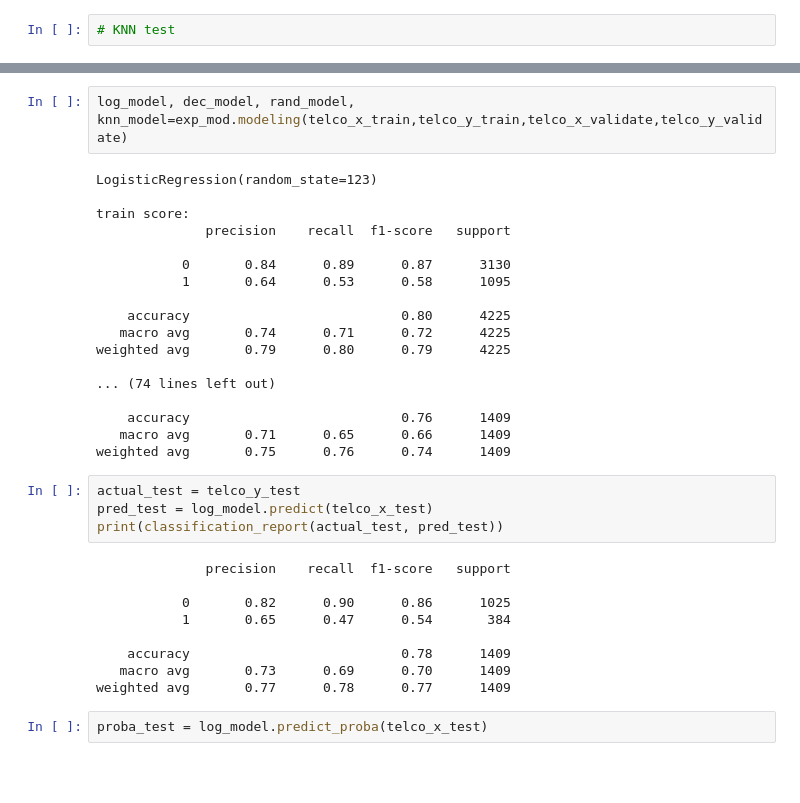
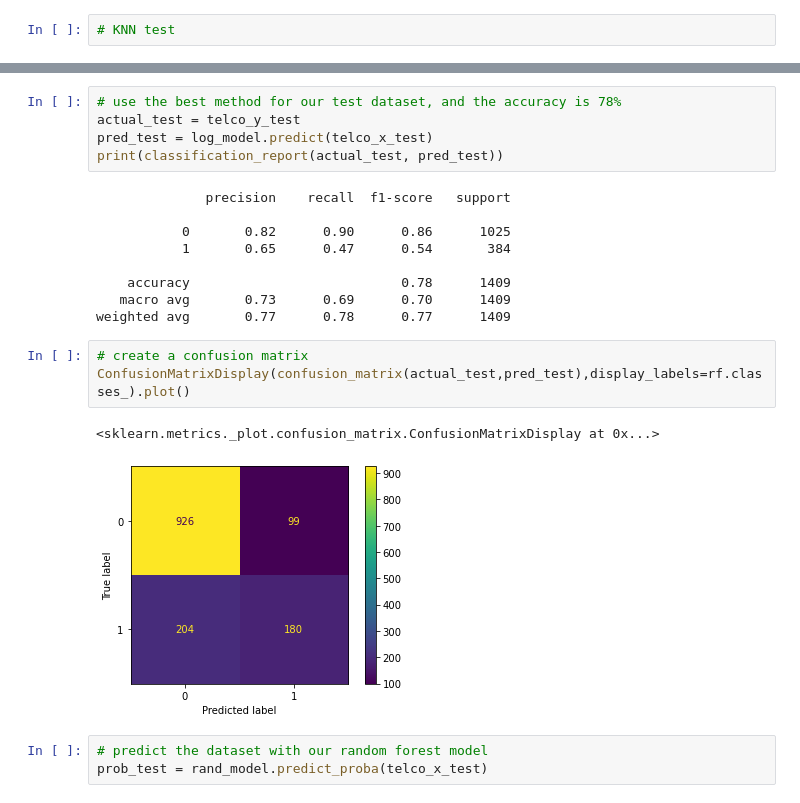
Before and after one commit to QinzhiChen/Classification-Project, a Jupyter notebook: Final_Report.ipynb, the cells around one changed output, grey strips where cells are left out. Cells and saved outputs as stored; diff of their text form; blank space fills up the shorter version.

```diff
--- a/Final_Report.ipynb
+++ b/Final_Report.ipynb
@@ -660,24 +750,5 @@ weighted avg       0.75      0.76      0.74      1409
-# %%
-log_model, dec_model, rand_model, knn_model=exp_mod.modeling(telco_x_train,telco_y_train,telco_x_validate,telco_y_validate)
-# %% [output]
-LogisticRegression(random_state=123)
-
-train score:
-              precision    recall  f1-score   support
-
-           0       0.84      0.89      0.87      3130
-           1       0.64      0.53      0.58      1095
-
-    accuracy                           0.80      4225
-   macro avg       0.74      0.71      0.72      4225
-weighted avg       0.79      0.80      0.79      4225
-
-... (74 lines left out)
-
-    accuracy                           0.76      1409
-   macro avg       0.71      0.65      0.66      1409
-weighted avg       0.75      0.76      0.74      1409
 # %%
+# use the best method for our test dataset, and the accuracy is 78%
 actual_test = telco_y_test
 pred_test = log_model.predict(telco_x_test)
 print(classification_report(actual_test, pred_test))
@@ -690,6 +761,13 @@ print(classification_report(actual_test, pred_test))
     accuracy                           0.78      1409
    macro avg       0.73      0.69      0.70      1409
 weighted avg       0.77      0.78      0.77      1409
+# %%
+# create a confusion matrix
+ConfusionMatrixDisplay(confusion_matrix(actual_test,pred_test),display_labels=rf.classes_).plot()
+# %% [output]
+<sklearn.metrics._plot.confusion_matrix.ConfusionMatrixDisplay at 0x...>
+[figure, added]
 # %%
-proba_test = log_model.predict_proba(telco_x_test)
+# predict the dataset with our random forest model
+prob_test = rand_model.predict_proba(telco_x_test)
 # %%
```
Also changed, not shown: parts of 47 cells of this notebook, 1 other file.
